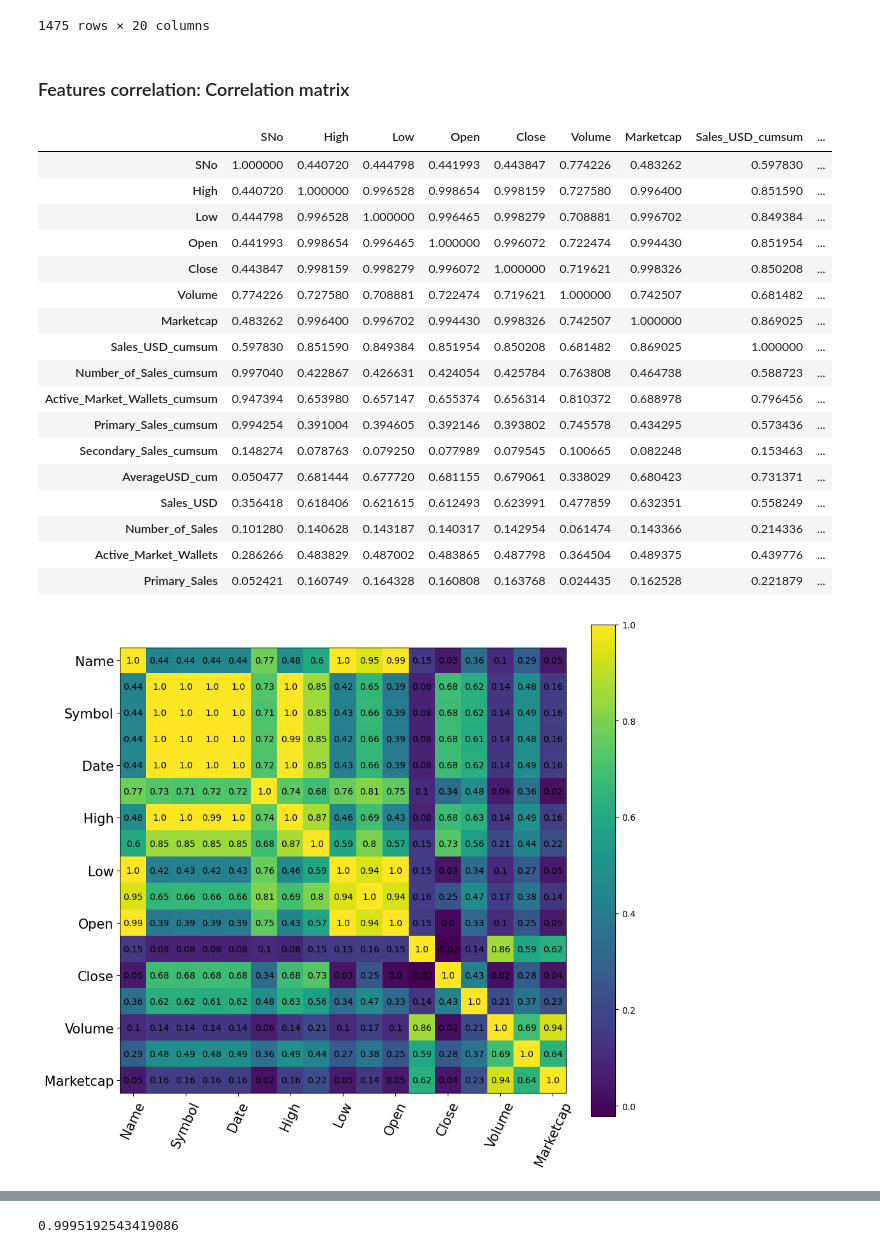
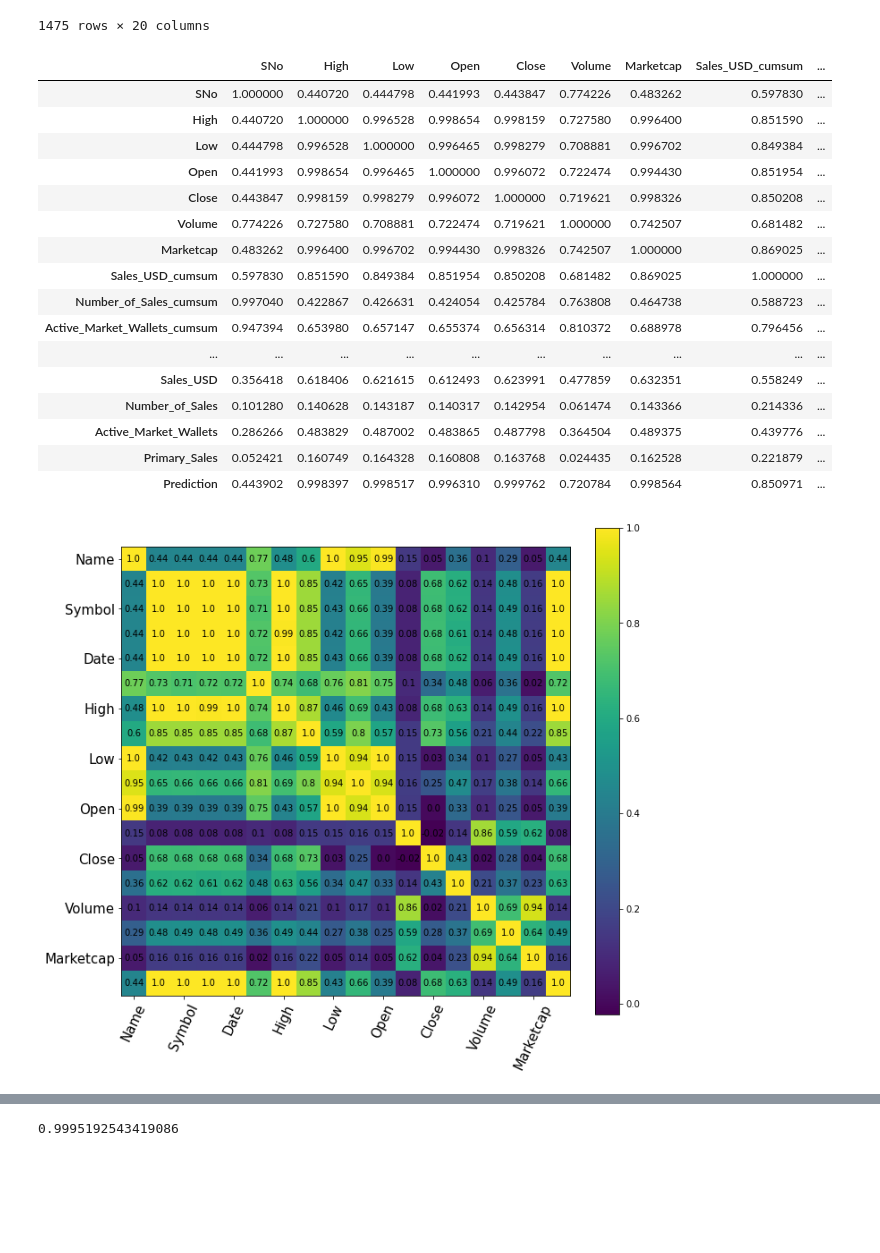
Before and after one commit to nexxusss/cryptocurrency_predict, a Jupyter notebook: nft.ipynb, the cells around one changed output, grey strips where cells are left out. Saved outputs shown, nothing was run; the diff lists cells and outputs as text; code cells hidden in the pictures; blank space fills up the shorter version.

```diff
--- a/nft.ipynb
+++ b/nft.ipynb
@@ -229,9 +223,8 @@ eth_nft
 | 1474 | 2159 | Ethereum | ETH | 2021-07-05 | 2321.922836 | 2163.041394 | 2321.922836 | 2198.582464 | 2.010379e+10 | 2.562978e+11 | ... |
 | 1475 | 2160 | Ethereum | ETH | 2021-07-06 | 2346.294874 | 2197.919385 | 2197.919385 | 2324.679449 | 2.089186e+10 | 2.710286e+11 | ... |
 1475 rows × 20 columns
-# %% [markdown]
-### Features correlation: Correlation matrix
 # %%
+correlation=eth_nft.corr()
 eth_nft.corr().style.background_gradient(cmap='Blues', axis=0)
 # %% [output]
 |  | SNo | High | Low | Open | Close | Volume | Marketcap | Sales_USD_cumsum | ... |
@@ -245,30 +238,29 @@ eth_nft.corr().style.background_gradient(cmap='Blues', axis=0)
 | Sales_USD_cumsum | 0.597830 | 0.851590 | 0.849384 | 0.851954 | 0.850208 | 0.681482 | 0.869025 | 1.000000 | ... |
 | Number_of_Sales_cumsum | 0.997040 | 0.422867 | 0.426631 | 0.424054 | 0.425784 | 0.763808 | 0.464738 | 0.588723 | ... |
 | Active_Market_Wallets_cumsum | 0.947394 | 0.653980 | 0.657147 | 0.655374 | 0.656314 | 0.810372 | 0.688978 | 0.796456 | ... |
-| Primary_Sales_cumsum | 0.994254 | 0.391004 | 0.394605 | 0.392146 | 0.393802 | 0.745578 | 0.434295 | 0.573436 | ... |
-| Secondary_Sales_cumsum | 0.148274 | 0.078763 | 0.079250 | 0.077989 | 0.079545 | 0.100665 | 0.082248 | 0.153463 | ... |
-| AverageUSD_cum | 0.050477 | 0.681444 | 0.677720 | 0.681155 | 0.679061 | 0.338029 | 0.680423 | 0.731371 | ... |
+| ... | ... | ... | ... | ... | ... | ... | ... | ... | ... |
 | Sales_USD | 0.356418 | 0.618406 | 0.621615 | 0.612493 | 0.623991 | 0.477859 | 0.632351 | 0.558249 | ... |
 | Number_of_Sales | 0.101280 | 0.140628 | 0.143187 | 0.140317 | 0.142954 | 0.061474 | 0.143366 | 0.214336 | ... |
 | Active_Market_Wallets | 0.286266 | 0.483829 | 0.487002 | 0.483865 | 0.487798 | 0.364504 | 0.489375 | 0.439776 | ... |
 | Primary_Sales | 0.052421 | 0.160749 | 0.164328 | 0.160808 | 0.163768 | 0.024435 | 0.162528 | 0.221879 | ... |
+| Prediction | 0.443902 | 0.998397 | 0.998517 | 0.996310 | 0.999762 | 0.720784 | 0.998564 | 0.850971 | ... |
 # %%
 fig, ax = plt.subplots(figsize=(10,10))
-im = ax.imshow(eth_nft.corr(), interpolation='nearest')
+im = ax.imshow(correlation, interpolation='nearest')
 fig.colorbar(im, orientation='vertical', fraction = 0.05)
 
 ax.set_xticklabels(eth_nft.columns, rotation=65, fontsize=15)
 ax.set_yticklabels(eth_nft.columns, rotation=0, fontsize=15)
 
 
 for i in range(len(eth_nft.columns)-3):
     for j in range(len(eth_nft.columns)-3):
-        text = ax.text(j, i, round(eth_nft.corr().to_numpy()[i, j], 2),
+        text = ax.text(j, i, round(correlation.to_numpy()[i, j], 2),
                        ha="center", va="center", color="black")
 
 plt.show()
 # %% [output]
-[figure, old version]
+[figure, new version]
 # %%
 train=eth_nft.iloc[np.arange(0,eth_nft['Date'].count()*0.8)]
 y_train=train['Close']
```
Also changed, not shown: parts of 14 cells of this notebook.
